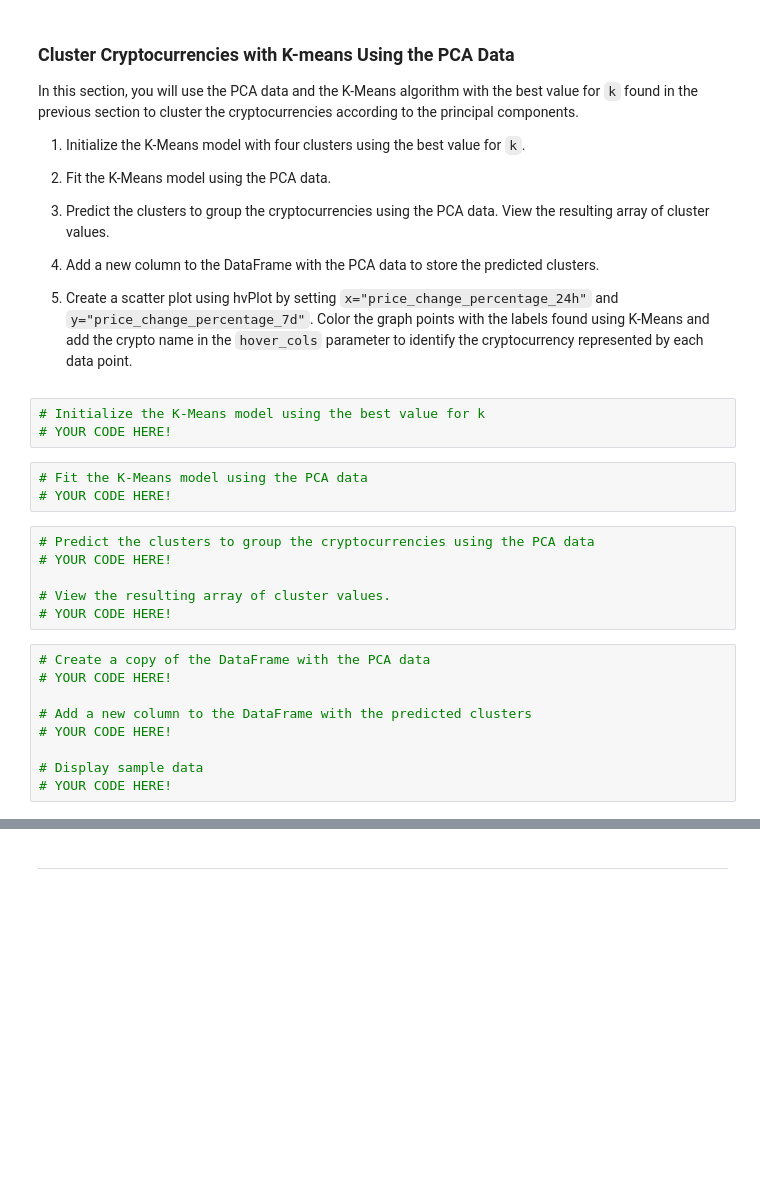
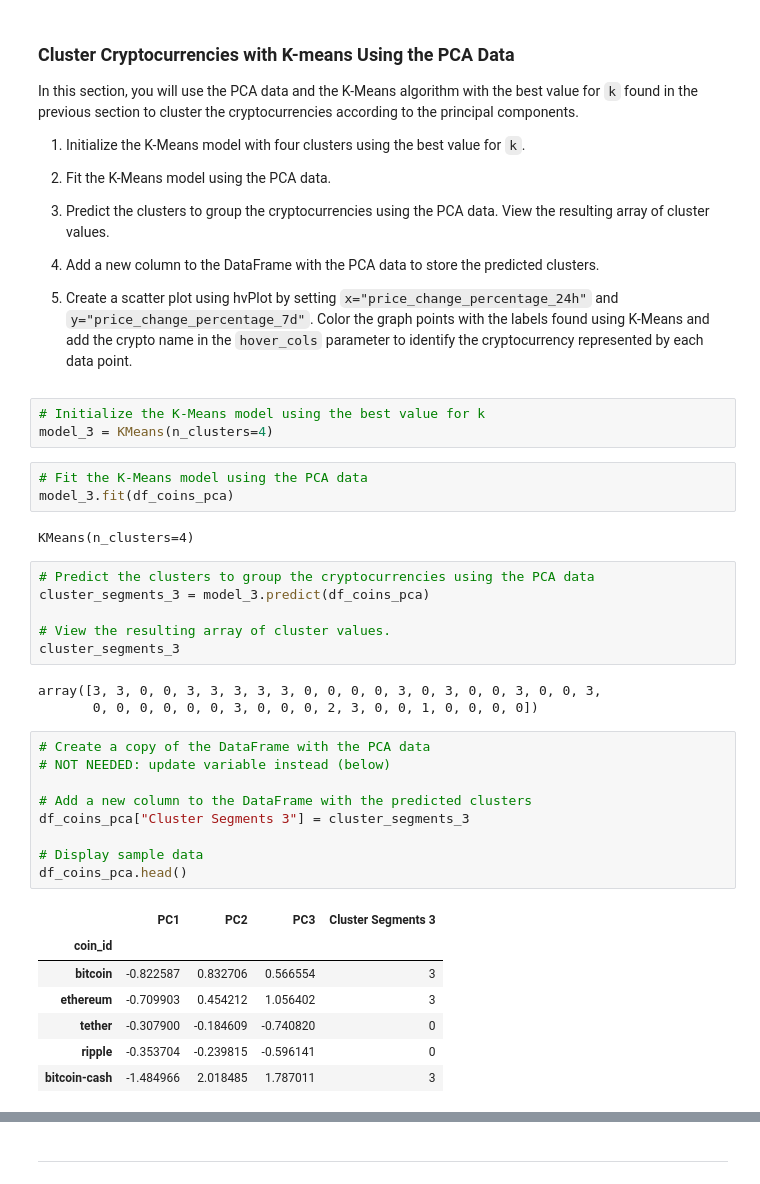
Before and after one commit to dodobirb/10-Unsupervised-Learning---Data-thru-SKLearn-K-Means, a Jupyter notebook: Starter_Code/crypto_investments.ipynb, the cells around one changed output, grey strips where cells are left out. Cells and saved outputs as stored; diff of their text form; blank space fills up the shorter version.

```diff
--- a/Starter_Code/crypto_investments.ipynb
+++ b/Starter_Code/crypto_investments.ipynb
@@ -404,25 +404,38 @@ In this section, you will use the PCA data and the K-Means algorithm with the be
 5. Create a scatter plot using hvPlot by setting `x="price_change_percentage_24h"` and `y="price_change_percentage_7d"`. Color the graph points with the labels found using K-Means and add the crypto name in the `hover_cols` parameter to identify the cryptocurrency represented by each data point.
 # %%
 # Initialize the K-Means model using the best value for k
-# YOUR CODE HERE!
+model_3 = KMeans(n_clusters=4)
 # %%
 # Fit the K-Means model using the PCA data
-# YOUR CODE HERE!
+model_3.fit(df_coins_pca)
+# %% [output]
+KMeans(n_clusters=4)
 # %%
 # Predict the clusters to group the cryptocurrencies using the PCA data
-# YOUR CODE HERE!
+cluster_segments_3 = model_3.predict(df_coins_pca)
 
 # View the resulting array of cluster values.
-# YOUR CODE HERE!
+cluster_segments_3
+# %% [output]
+array([3, 3, 0, 0, 3, 3, 3, 3, 3, 0, 0, 0, 0, 3, 0, 3, 0, 0, 3, 0, 0, 3,
+       0, 0, 0, 0, 0, 0, 3, 0, 0, 0, 2, 3, 0, 0, 1, 0, 0, 0, 0])
 # %%
 # Create a copy of the DataFrame with the PCA data
-# YOUR CODE HERE!
+# NOT NEEDED: update variable instead (below)
 
 # Add a new column to the DataFrame with the predicted clusters
-# YOUR CODE HERE!
+df_coins_pca["Cluster Segments 3"] = cluster_segments_3
 
 # Display sample data
-# YOUR CODE HERE!
+df_coins_pca.head()
+# %% [output]
+|  | PC1 | PC2 | PC3 | Cluster Segments 3 |
+| coin_id |  |  |  |  |
+| bitcoin | -0.822587 | 0.832706 | 0.566554 | 3 |
+| ethereum | -0.709903 | 0.454212 | 1.056402 | 3 |
+| tether | -0.307900 | -0.184609 | -0.740820 | 0 |
+| ripple | -0.353704 | -0.239815 | -0.596141 | 0 |
+| bitcoin-cash | -1.484966 | 2.018485 | 1.787011 | 3 |
 # %%
 # Create a scatter plot using hvPlot by setting
 # `x="price_change_percentage_24h"` and `y="price_change_percentage_7d"`.
```
Also changed, not shown: parts of 6 cells of this notebook, 1 other file.
